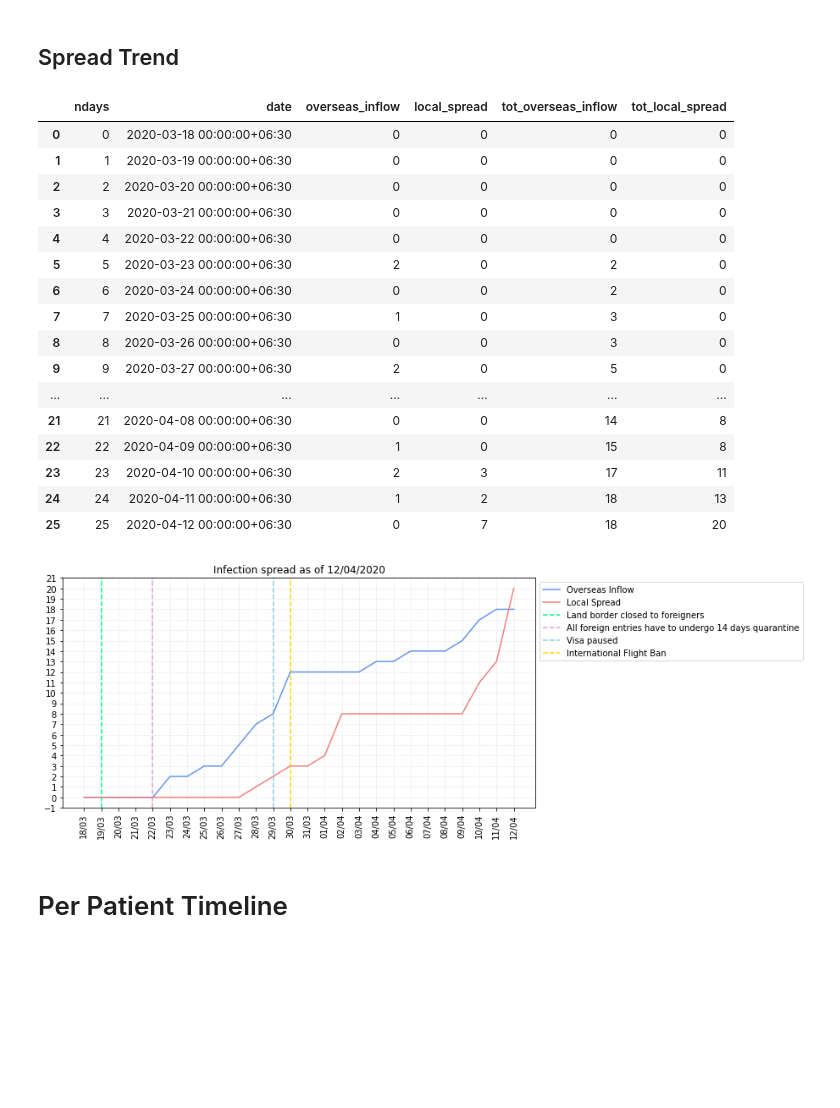
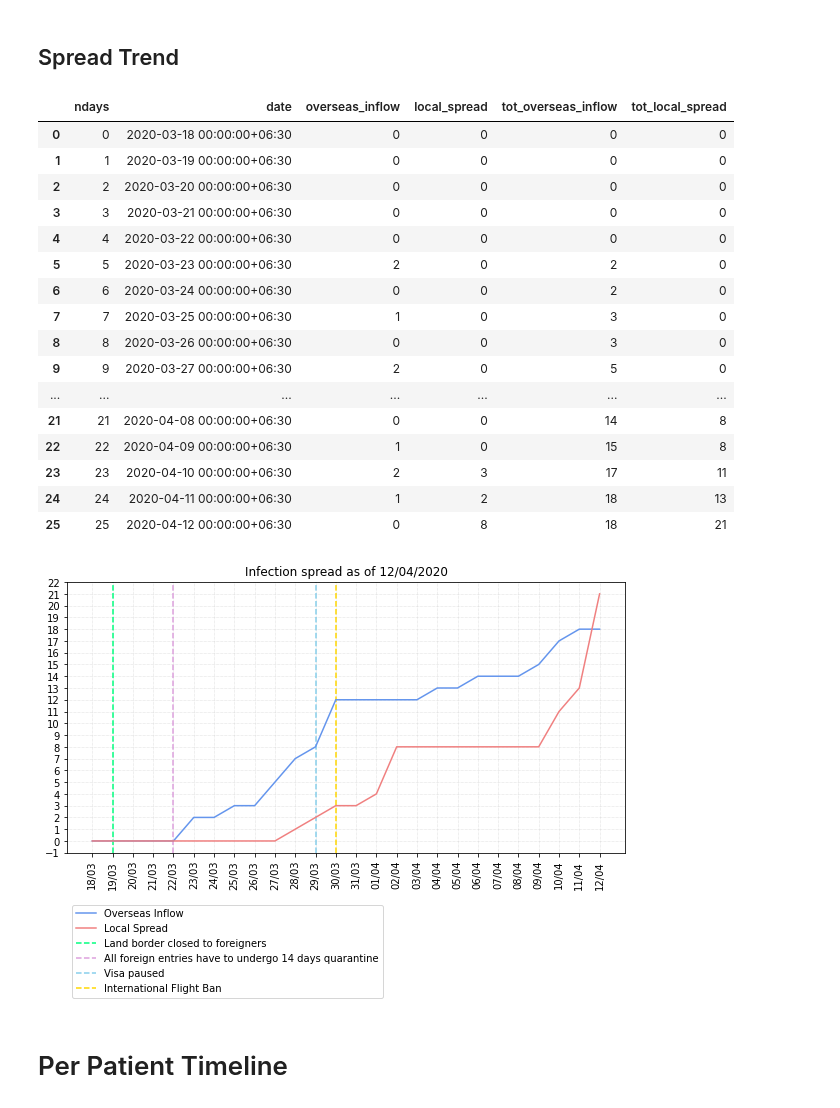
Before and after one commit to finerbrighterlighter/myanmar_covid19, a Jupyter notebook: exponential_growth.ipynb, the cells around one changed output. Cells and saved outputs as stored; diff of their text form; code cells hidden in the pictures; blank space fills up the shorter version.

```diff
--- a/exponential_growth.ipynb
+++ b/exponential_growth.ipynb
@@ -62,6 +62,8 @@ case_df.columns = ["date", "travel"]
 
 case_df["overseas_inflow"] = np.where(df["travel"].isna(), 0, 1)
 case_df["local_spread"] = np.where(df["travel"].notna(), 0, 1)
+case_df["known_contact"] = np.where(df["travel"].notna(), 0, np.where(df["contact"]==1, 1, 0))
+case_df["unknown_contact"] = np.where(df["travel"].notna(), 0, np.where(df["contact"]==1, 0, 1))
 case_df["date"] = pd.to_datetime(case_df["date"])
 
 case_df.drop("travel", axis=1 , inplace=True)
@@ -410,34 +447,34 @@ spread_trend_df
 | 22 | 22 | 2020-04-09 00:00:00+06:30 | 1 | 0 | 15 | 8 |
 | 23 | 23 | 2020-04-10 00:00:00+06:30 | 2 | 3 | 17 | 11 |
 | 24 | 24 | 2020-04-11 00:00:00+06:30 | 1 | 2 | 18 | 13 |
-| 25 | 25 | 2020-04-12 00:00:00+06:30 | 0 | 7 | 18 | 20 |
+| 25 | 25 | 2020-04-12 00:00:00+06:30 | 0 | 8 | 18 | 21 |
 # %%
 fig, ax = plt.subplots(figsize=(10,5))
 ax.grid(linestyle=':', linewidth='0.5', color='silver')
 ax.set_axisbelow(True)
 
 
 xindex = np.arange(len(pd.date_range(start=spread_trend_df.date.min(), end=pd.to_datetime("today").tz_localize("UTC").tz_convert("Asia/Yangon"))))
 
 plt.xticks(xindex,pd.date_range(start=spread_trend_df.date.min(), end=pd.to_datetime("today").tz_localize("UTC").tz_convert("Asia/Yangon")).strftime('%d/%m'), fontsize=10, rotation=90)
 plt.gca().yaxis.set_major_locator(mticker.MultipleLocator(1))
 
 land_close_fore = plt.axvline(x=1, color="springgreen", linestyle="--")
 com_qua = plt.axvline(x=4, color="plum", linestyle="--")
 visa_close = plt.axvline(x=11, color="skyblue", linestyle="--")
 air_close = plt.axvline(x=12, color="gold", linestyle="--")
 overseas_inflow = plt.plot(xindex, spread_trend_df["tot_overseas_inflow"], color="cornflowerblue")
 local_spread = plt.plot(xindex, spread_trend_df["tot_local_spread"], color="lightcoral")
 
 plt.title("Infection spread as of "+str(pd.to_datetime("today").tz_localize("UTC").tz_convert("Asia/Yangon").strftime("%d/%m/%Y")))
-plt.legend((overseas_inflow[0],local_spread[0],land_close_fore,com_qua,visa_close,air_close), ("Overseas Inflow", "Local Spread","Land border closed to foreigners","All foreign entries have to undergo 14 days quarantine","Visa paused","International Flight Ban"),loc='upper left', bbox_to_anchor=(1, 1))
+plt.legend((overseas_inflow[0],local_spread[0],land_close_fore,com_qua,visa_close,air_close), ("Overseas Inflow", "Local Spread","Land border closed to foreigners","All foreign entries have to undergo 14 days quarantine","Visa paused","International Flight Ban"),loc="lower left", bbox_to_anchor=(0, -0.55))
 
 spread = str(pd.to_datetime("today").tz_localize("UTC").tz_convert("Asia/Yangon").strftime("%d-%m-%Y"))+"_spread.svg"
 plt.savefig(spread, bbox_inches = "tight")
 plt.show()
 files.download(spread)
 # %% [output]
-[figure, old version]
+[figure, new version]
 # %% [markdown]
 # Per Patient Timeline
 # %%
```
Also changed, not shown: parts of 24 cells of this notebook.
